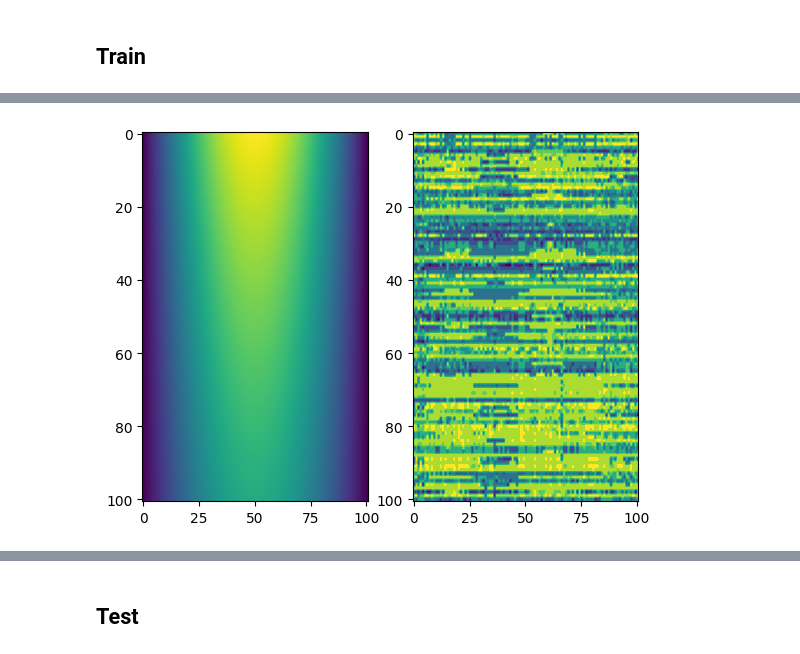
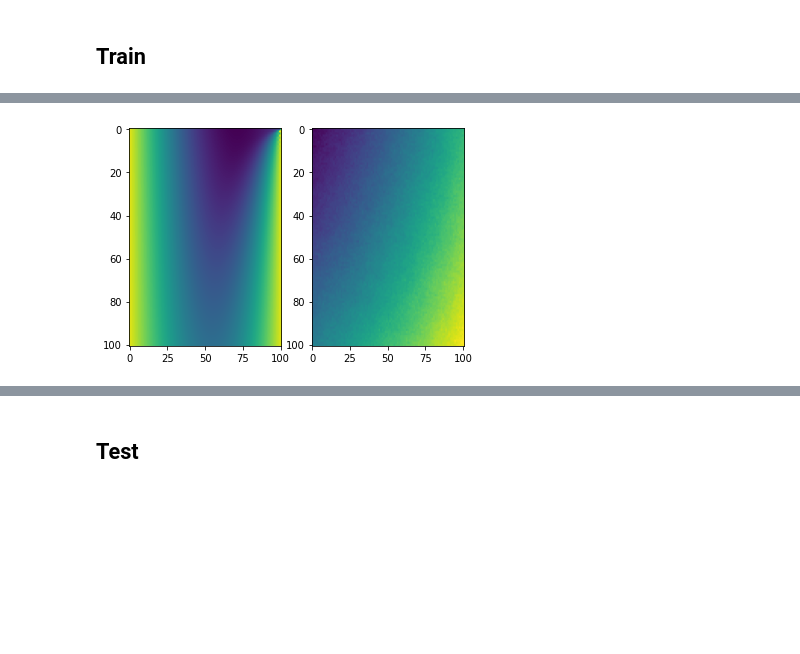
Before and after one commit to Hrrsmjd/fourier_neural_operator, a Jupyter notebook: temp/fourier_2d_heat_equation.ipynb, the cells around one changed output, grey strips where cells are left out. Drawn from its saved outputs; the diff is of its cells as text; code cells hidden in the pictures; blank space fills up the shorter version.

```diff
--- a/temp/fourier_2d_heat_equation.ipynb
+++ b/temp/fourier_2d_heat_equation.ipynb
@@ -87,17 +87,18 @@ plt.show()
 # %%
 ## Number of Samples
-n = 1000
+n = 10000
 ## Output
 data_in = []
 data_out = []
 
 ## Generate Data
 for _ in range(n):
-    # beta = np.random.uniform(-10, 10)
-    beta = np.pi
+    beta = np.random.uniform(-10, 10)
     beta_mat = beta * np.ones((nt + 1, nx + 1))
 
     u0 = np.sin(beta * X[0])
+
+    data_in.append([beta_mat, X, T])
 
     ## Create Solution Matrix
     u = np.zeros((nt + 1, nx + 1))
@@ -111,6 +112,5 @@ for _ in range(n):
         # b[-1] = r * u[j - 1, -1] + r * u[j, -1]
         u[j, 1:nx] = Ainv @ ((B @ u[j - 1, 1:nx])) # + b)
 
-    data_in.append(beta_mat)
     data_out.append(u)
 # %%
@@ -381,6 +385,6 @@ def count_parameters(model):
         c += reduce(operator.mul, list(p.size() + (2, ) if p.is_complex() else p.size()))
     return c
 
-model = FourierNetworkOperator2D(1, 1, width=64, modes1=4, modes2=4)
+model = FourierNetworkOperator2D(3, 1, width=64, modes1=4, modes2=4)
 print(f'Number of parameters: {count_parameters(model)}')
 # %% [output]
@@ -400,9 +404,8 @@ optimizer = torch.optim.Adam(model.parameters(), lr=learning_rate)
 # %%
 ## Test 0
 ## Initial Condition
-# betat0 = np.random.uniform(-10, 10)
-betat0 = np.pi
-beta_matt0 = np.ones((nt + 1, nx + 1))
+betat0 = np.random.uniform(-10, 10)
+beta_matt0 = betat0 * torch.from_numpy(np.ones((nt + 1, nx + 1))).float().unsqueeze(0).unsqueeze(0)
 
 ## Compute Solution
 ut0 = np.zeros((nt + 1, nx + 1))
@@ -416,8 +419,7 @@ for j in range(1, nt + 1):
     # b[-1] = r * u[j - 1, -1] + r * u[j, -1]
     ut0[j, 1:nx] = Ainv @ ((B @ ut0[j - 1, 1:nx])) # + b)
 
-# print(torch.tensor(beta_matt0).float().unsqueeze(0).unsqueeze(0).shape)
-upredt0 = model(torch.tensor(beta_matt0).float().unsqueeze(0).unsqueeze(0))
+upredt0 = model(torch.cat((beta_matt0, torch.from_numpy(X).float().unsqueeze(0).unsqueeze(0), torch.from_numpy(T).float().unsqueeze(0).unsqueeze(0)), 1))
 # print(upredt0.shape)
 
 plt.subplot(121)
@@ -430,9 +432,8 @@ plt.show()
 # %%
 ## Test 1
 ## Initial Condition
-# betat1 = np.random.uniform(-10, 10)
-betat1 = np.pi
-beta_matt1 = np.ones((nt + 1, nx + 1))
+betat1 = np.random.uniform(-10, 10)
+beta_matt1 = betat1 * torch.from_numpy(np.ones((nt + 1, nx + 1))).float().unsqueeze(0).unsqueeze(0)
 
 ## Compute Solution
 ut1 = np.zeros((nt + 1, nx + 1))
@@ -446,7 +447,7 @@ for j in range(1, nt + 1):
     # b[-1] = r * u[j - 1, -1] + r * u[j, -1]
     ut1[j, 1:nx] = Ainv @ ((B @ ut1[j - 1, 1:nx])) # + b)
 
-upredt1 = model(torch.tensor(beta_matt1).float().unsqueeze(0).unsqueeze(0))
+upredt1 = model(torch.cat((beta_matt1, torch.from_numpy(X).float().unsqueeze(0).unsqueeze(0), torch.from_numpy(T).float().unsqueeze(0).unsqueeze(0)), 1))
 
 plt.subplot(121)
 plt.imshow(ut1, aspect='auto')
@@ -458,31 +459,30 @@ plt.show()
 # %%
 ## Test 2
 ## Initial Condition
-# betat2 = np.random.uniform(-10, 10)
-betat2 = np.pi
-beta_matt2 = np.ones((nt + 1, nx + 1))
+betat2 = np.random.uniform(-10, 10)
+beta_matt2 = betat2 * torch.from_numpy(np.ones((nt + 1, nx + 1))).float().unsqueeze(0).unsqueeze(0)
 
 ## Compute Solution
 ut2 = np.zeros((nt + 1, nx + 1))
 ut2[0] = np.sin(betat2 * X[0])
 ut2[:, 0] = ux0
 ut2[:, -1] = uxn
 
 # b = np.zeros(nx - 1)
 for j in range(1, nt + 1):
     # b[0] = r * u[j - 1, 0] + r * u[j, 0]
     # b[-1] = r * u[j - 1, -1] + r * u[j, -1]
     ut2[j, 1:nx] = Ainv @ ((B @ ut2[j - 1, 1:nx])) # + b)
 
-upredt2 = model(torch.tensor(beta_matt2).float().unsqueeze(0).unsqueeze(0))
+upredt2 = model(torch.cat((beta_matt2, torch.from_numpy(X).float().unsqueeze(0).unsqueeze(0), torch.from_numpy(T).float().unsqueeze(0).unsqueeze(0)), 1))
 
 plt.subplot(121)
 plt.imshow(ut2, aspect='auto')
 plt.subplot(122)
 plt.imshow(upredt2.detach()[0][0], aspect='auto')
 plt.show()
 # %% [output]
-[figure, old version]
+[figure, new version]
 # %%
 ## Training Loop
 def train_loop(dataloader, model, loss_function, optimizer):
```
Also changed, not shown: parts of 12 cells of this notebook, 1 other file.
